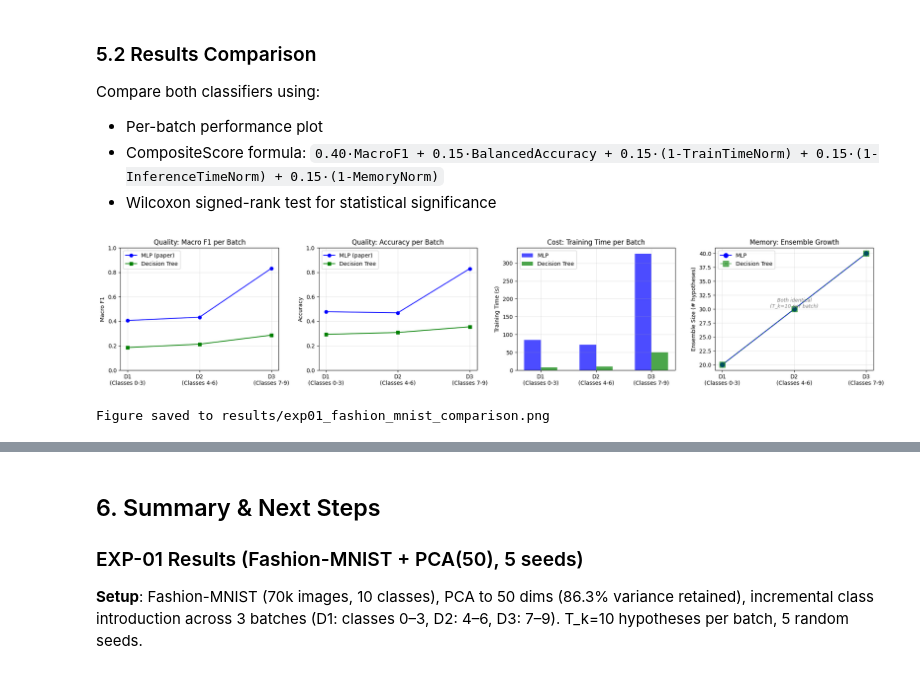
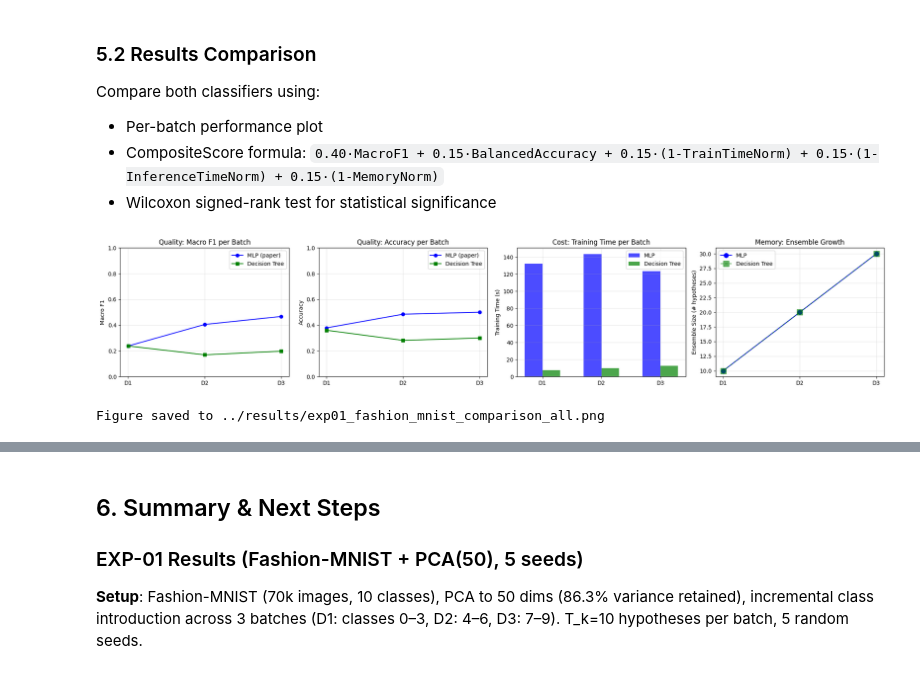
Before and after one commit to magda1231/ML_project, a Jupyter notebook: notebooks/01_learnpp_walkthrough.ipynb, the cells around one changed output, grey strips where cells are left out. Cells and saved outputs as stored; diff of their text form; code cells hidden in the pictures.

```diff
--- a/notebooks/01_learnpp_walkthrough.ipynb
+++ b/notebooks/01_learnpp_walkthrough.ipynb
@@ -632,18 +640,18 @@ def print_learnpp_table(class_perf, gen_perf, model_name, seed):
     print(test_row)
     print("=" * len(header))
 # %%
-
+import warnings
 
 SEEDS = [42, 123, 456, 789, 1024]
 
 print("=" * 80)
-print(f"EXP-02a: Learn++ with MLP — {len(SEEDS)} seeds")
+print(f"EXP-01a: Learn++ with MLP — {len(SEEDS)} seeds")
 print("=" * 80)
 with warnings.catch_warnings():
     warnings.simplefilter("ignore")
 
     all_results_mlp = run_multi_seed(
-        make_paper_learner, "MLP", batches_fmnist, X_test_all, y_test_all, T_k=10, seeds=SEEDS
+        make_paper_learner, "MLP", batches_fmnist_optimal, X_test_all, y_test_all, T_k=10, seeds=SEEDS
     )
 
 for r in all_results_mlp:
@@ -652,10 +660,10 @@ for r in all_results_mlp:
 
 print()
 print("=" * 80)
-print(f"EXP-02b: Learn++ with Decision Tree — {len(SEEDS)} seeds")
+print(f"EXP-01b: Learn++ with Decision Tree — {len(SEEDS)} seeds")
 print("=" * 80)
 all_results_dt = run_multi_seed(
-    make_recommended_learner, "Decision Tree", batches_fmnist, X_test_all, y_test_all, T_k=10, seeds=SEEDS
+    make_recommended_learner, "Decision Tree", batches_fmnist_optimal, X_test_all, y_test_all, T_k=10, seeds=SEEDS
 )
 
 for r in all_results_dt:
@@ -724,24 +753,27 @@ Compare both classifiers using:
 # %%
 import numpy as np
 import matplotlib.pyplot as plt
+import os
 
+# Create results directory if it doesn't exist
+os.makedirs('../results', exist_ok=True)
 
 fig, axes = plt.subplots(1, 4, figsize=(20, 4))
 
-batch_labels = ["D1", "D2", "D3", "D4"]
+batch_labels = ["D1", "D2", "D3"]
 
 
-mlp_f1 = results_mlp_optimal['batch_f1'][1:]
-dt_f1 = results_dt_optimal['batch_f1'][1:]
+mlp_f1 = results_mlp['batch_f1']
+dt_f1 = results_dt['batch_f1']
 
-mlp_acc = results_mlp_optimal['batch_acc'][1:]
-dt_acc = results_dt_optimal['batch_acc'][1:]
+mlp_acc = results_mlp['batch_acc']
+dt_acc = results_dt['batch_acc']
 
-mlp_time = results_mlp_optimal['batch_train_time'][1:]
-dt_time = results_dt_optimal['batch_train_time'][1:]
+mlp_time = results_mlp['batch_train_time']
+dt_time = results_dt['batch_train_time']
 
-mlp_ens = results_mlp_optimal['ensemble_sizes'][1:]
-dt_ens = results_dt_optimal['ensemble_sizes'][1:]
+mlp_ens = results_mlp['ensemble_sizes']
+dt_ens = results_dt['ensemble_sizes']
 
 # 1. MacroF1 per batch
 axes[0].plot(batch_labels, mlp_f1, 'o-', label='MLP (paper)', color='blue')
@@ -755,43 +787,37 @@ axes[0].grid(True, alpha=0.3)
 
 axes[1].plot(batch_labels, mlp_acc, 'o-', label='MLP (paper)', color='blue')
 axes[1].plot(batch_labels, dt_acc, 's-', label='Decision Tree', color='green')
 axes[1].set_ylabel('Accuracy')
 axes[1].set_title('Quality: Accuracy per Batch')
 axes[1].legend()
 axes[1].set_ylim(0, 1)
 axes[1].grid(True, alpha=0.3)
 
 axes[2].bar(np.arange(3) - 0.15, mlp_time, 0.3, label='MLP', color='blue', alpha=0.7)
 axes[2].bar(np.arange(3) + 0.15, dt_time, 0.3, label='Decision Tree', color='green', alpha=0.7)
 axes[2].set_xticks(range(3))
 axes[2].set_xticklabels(batch_labels)
 axes[2].set_ylabel('Training Time (s)')
 axes[2].set_title('Cost: Training Time per Batch')
 axes[2].legend()
 axes[2].grid(True, alpha=0.3)
 
 
 axes[3].plot(batch_labels, mlp_ens, 'o-', label='MLP', color='blue', markersize=8)
 axes[3].plot(batch_labels, dt_ens, 's--', label='Decision Tree', color='green',
              markersize=10, alpha=0.6)
 axes[3].set_ylabel('Ensemble Size (# hypotheses)')
 axes[3].set_title('Memory: Ensemble Growth')
 axes[3].legend()
 axes[3].grid(True, alpha=0.3)
 
-# Annotate that they're identical
-if mlp_ens == dt_ens:
-    axes[3].annotate('Both identical\n(T_k=10 per batch)',
-                     xy=(1, mlp_ens[1]), fontsize=9,
-                     ha='center', va='bottom', color='gray', style='italic')
-
 plt.tight_layout()
-plt.savefig('../results/exp01_fashion_mnist_comparison.png', dpi=150, bbox_inches='tight')
+plt.savefig('../results/exp01_fashion_mnist_comparison_all.png', dpi=150, bbox_inches='tight')
 plt.show()
-print("Figure saved to results/exp01_fashion_mnist_comparison.png")
+print("Figure saved to ../results/exp01_fashion_mnist_comparison_all.png")
 # %% [output]
-[figure, old version]
+[figure, new version]
-Figure saved to results/exp01_fashion_mnist_comparison.png
+Figure saved to ../results/exp01_fashion_mnist_comparison_all.png
 # %%
 # --- Per-batch performance comparison plot ---
 fig, axes = plt.subplots(1, 3, figsize=(15, 4))
```
Also changed, not shown: parts of 10 cells of this notebook, 7 other files.
